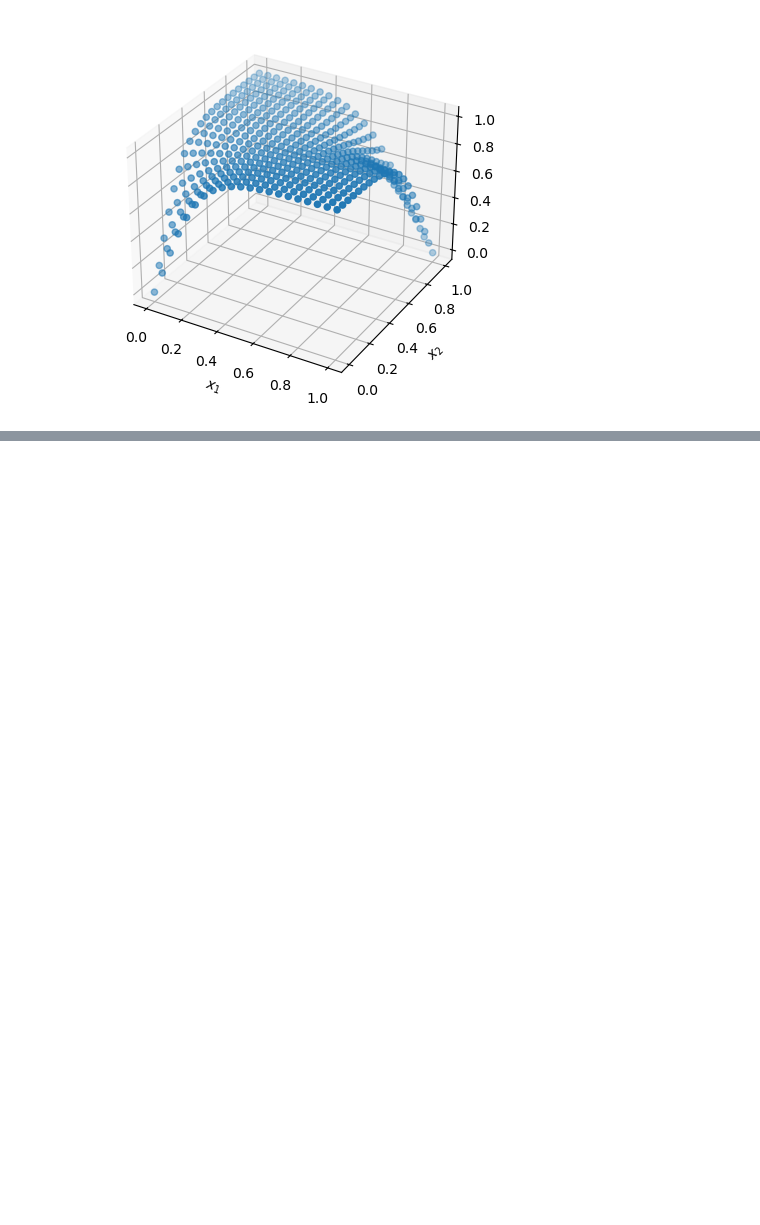
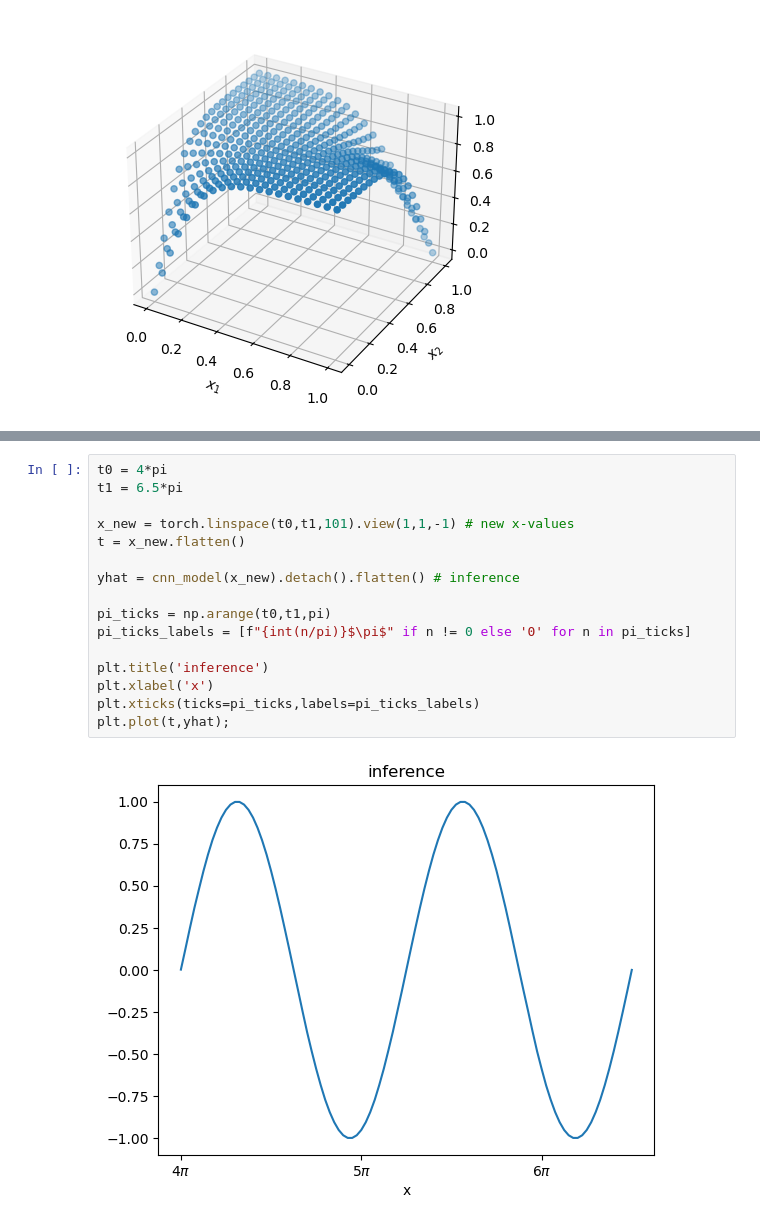
Before and after one commit to dHuberYoumans/neural_networks, a Jupyter notebook: simple_models/simple_models.ipynb, the cells around one changed output, grey strips where cells are left out. Saved outputs shown, nothing was run; the diff lists cells and outputs as text; blank space fills up the shorter version.

```diff
--- a/simple_models/simple_models.ipynb
+++ b/simple_models/simple_models.ipynb
@@ -231,0 +307,18 @@ ax.set_ylabel(r'$x_2$');
+# %%
+t0 = 4*pi
+t1 = 6.5*pi
+
+x_new = torch.linspace(t0,t1,101).view(1,1,-1) # new x-values
+t = x_new.flatten()
+
+yhat = cnn_model(x_new).detach().flatten() # inference
+
+pi_ticks = np.arange(t0,t1,pi)
+pi_ticks_labels = [f"{int(n/pi)}$\pi$" if n != 0 else '0' for n in pi_ticks]
+
+plt.title('inference')
+plt.xlabel('x')
+plt.xticks(ticks=pi_ticks,labels=pi_ticks_labels)
+plt.plot(t,yhat);
+# %% [output]
+[figure, added]
```
Also changed, not shown: parts of 8 cells of this notebook.
